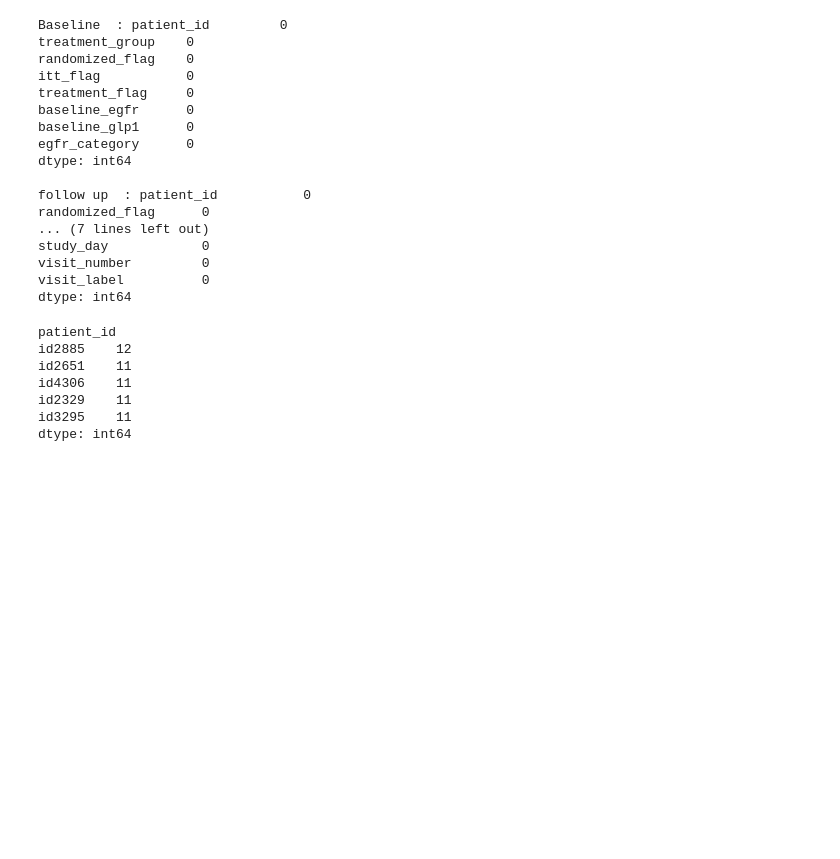
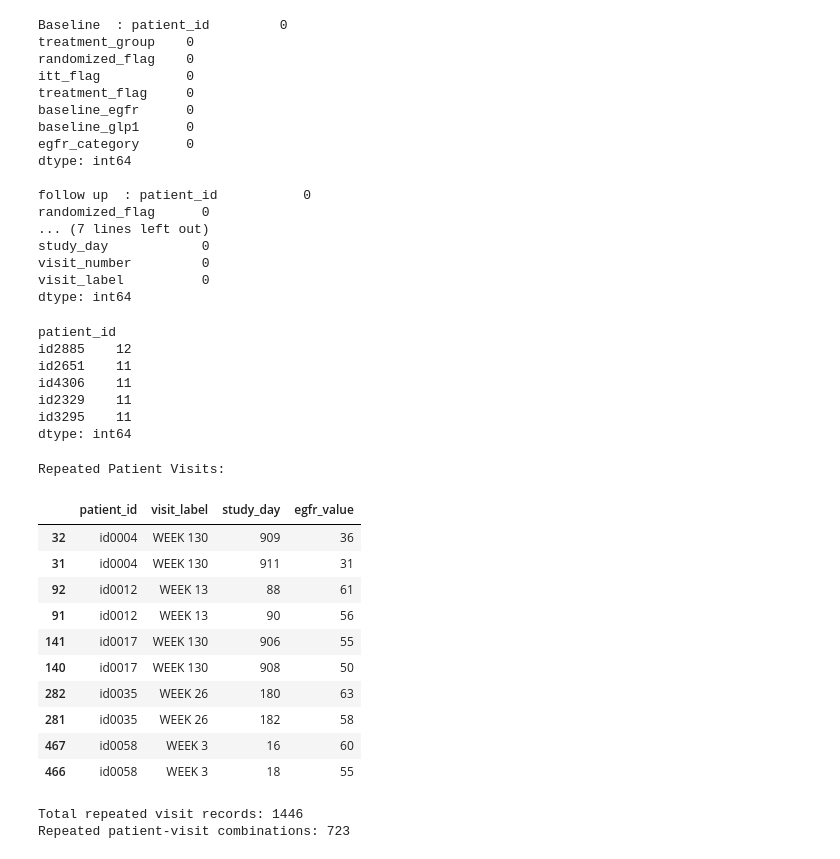
Before and after one commit to Usmanshakir7/Explainable-Machine-Learning-for-Chronic-Kidney-Disease-Prediction, a Jupyter notebook: 1_data_understanding.ipynb, the cells around one changed output. Drawn from its saved outputs; the diff is of its cells as text; code cells hidden in the pictures; blank space fills up the shorter version.

```diff
--- a/1_data_understanding.ipynb
+++ b/1_data_understanding.ipynb
@@ -215,3 +215,54 @@ id4306    11
 id2329    11
 id3295    11
 dtype: int64
+# %%
+
+# Exercise 3: Detect repeated patient visits
+
+# Step 1: Find records with the same patient_id and visit_label
+repeated_visits = followup[
+    followup.duplicated(
+        subset=["patient_id", "visit_label"],
+        keep=False
+    )
+]
+
+# Step 2: Select important columns
+repeated_visits = repeated_visits[
+    ["patient_id", "visit_label", "study_day", "egfr_value"]
+]
+
+# Step 3: Sort records for easier comparison
+repeated_visits = repeated_visits.sort_values(
+    by=["patient_id", "study_day"]
+)
+
+# Step 4: Display the first 10 repeated visit records
+print("Repeated Patient Visits:")
+display(repeated_visits.head(10))
+
+# Step 5: Count records involved in repeated visits
+print("Total repeated visit records:", len(repeated_visits))
+
+# Step 6: Count unique patient-visit combinations with repeats
+print(
+    "Repeated patient-visit combinations:",
+    repeated_visits[["patient_id", "visit_label"]]
+    .drop_duplicates()
+    .shape[0]
+)
+# %% [output]
+Repeated Patient Visits:
+|  | patient_id | visit_label | study_day | egfr_value |
+| 32 | id0004 | WEEK 130 | 909 | 36 |
+| 31 | id0004 | WEEK 130 | 911 | 31 |
+| 92 | id0012 | WEEK 13 | 88 | 61 |
+| 91 | id0012 | WEEK 13 | 90 | 56 |
+| 141 | id0017 | WEEK 130 | 906 | 55 |
+| 140 | id0017 | WEEK 130 | 908 | 50 |
+| 282 | id0035 | WEEK 26 | 180 | 63 |
+| 281 | id0035 | WEEK 26 | 182 | 58 |
+| 467 | id0058 | WEEK 3 | 16 | 60 |
+| 466 | id0058 | WEEK 3 | 18 | 55 |
+Total repeated visit records: 1446
+Repeated patient-visit combinations: 723
```
Also changed, not shown: parts of 2 cells of this notebook.
